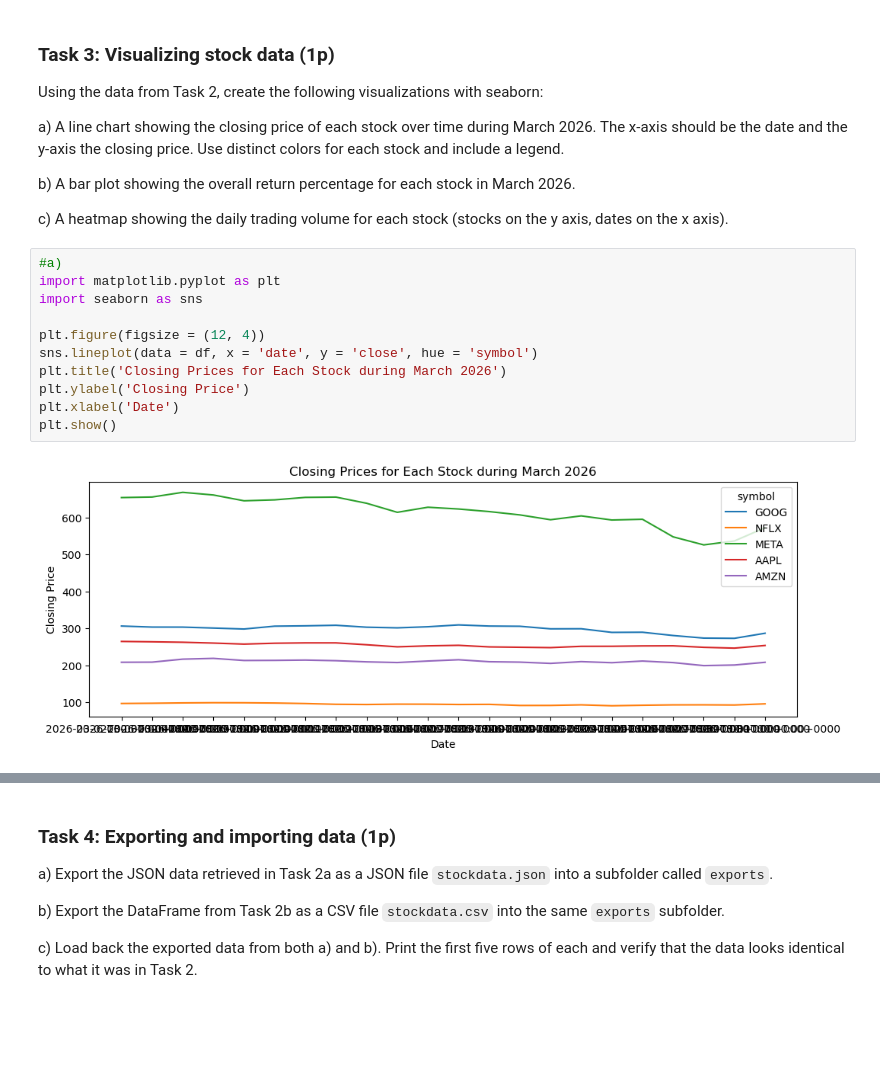
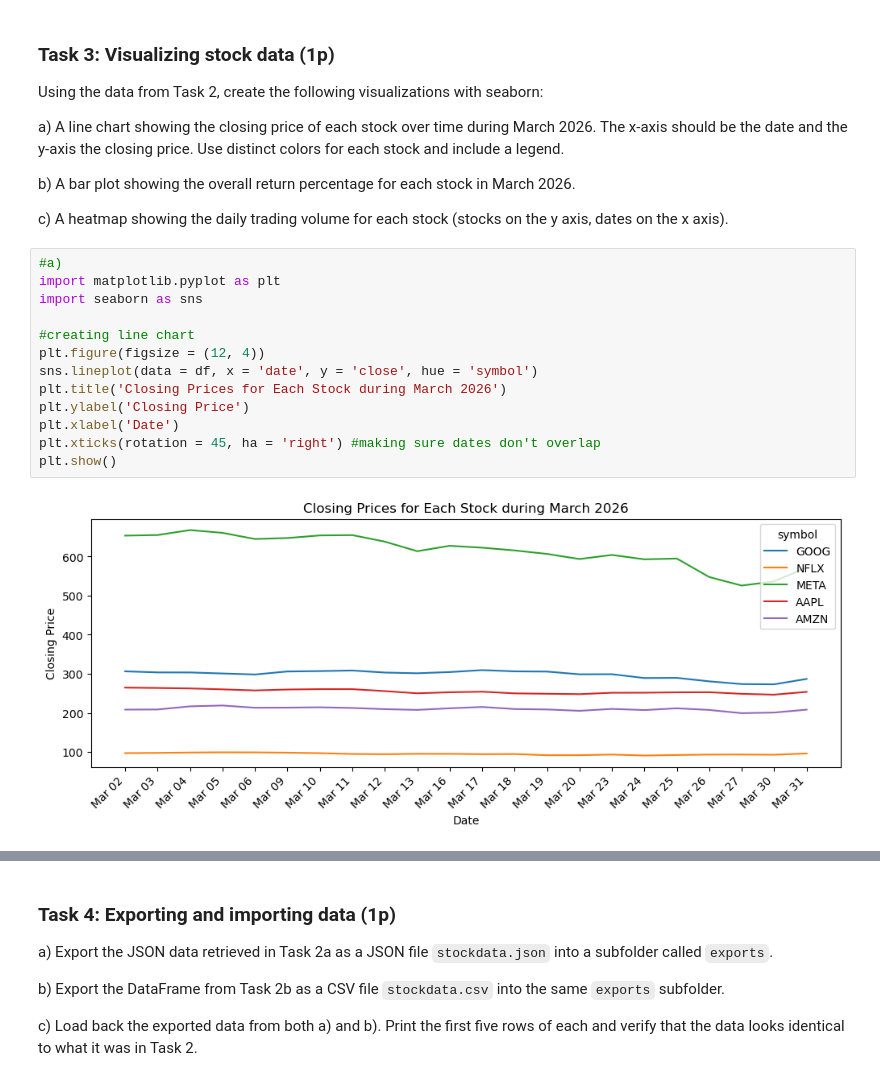
Before and after one commit to emmaforsman/PythonforBusiness_Emma, a Jupyter notebook: assignments/assignment2/assignment2.ipynb, the cells around one changed output, grey strips where cells are left out. Drawn from its saved outputs; the diff is of its cells as text; blank space fills up the shorter version.

```diff
--- a/assignments/assignment2/assignment2.ipynb
+++ b/assignments/assignment2/assignment2.ipynb
@@ -280,14 +279,16 @@ c) A heatmap showing the daily trading volume for each stock (stocks on the y ax
 # %%
 #a)
 import matplotlib.pyplot as plt
 import seaborn as sns
 
+#creating line chart
 plt.figure(figsize = (12, 4))
 sns.lineplot(data = df, x = 'date', y = 'close', hue = 'symbol')
 plt.title('Closing Prices for Each Stock during March 2026')
 plt.ylabel('Closing Price')
 plt.xlabel('Date')
+plt.xticks(rotation = 45, ha = 'right') #making sure dates don't overlap
 plt.show()
 # %% [output]
-[figure, old version]
+[figure, new version]
 # %%
```
Also changed, not shown: parts of 6 cells of this notebook.
